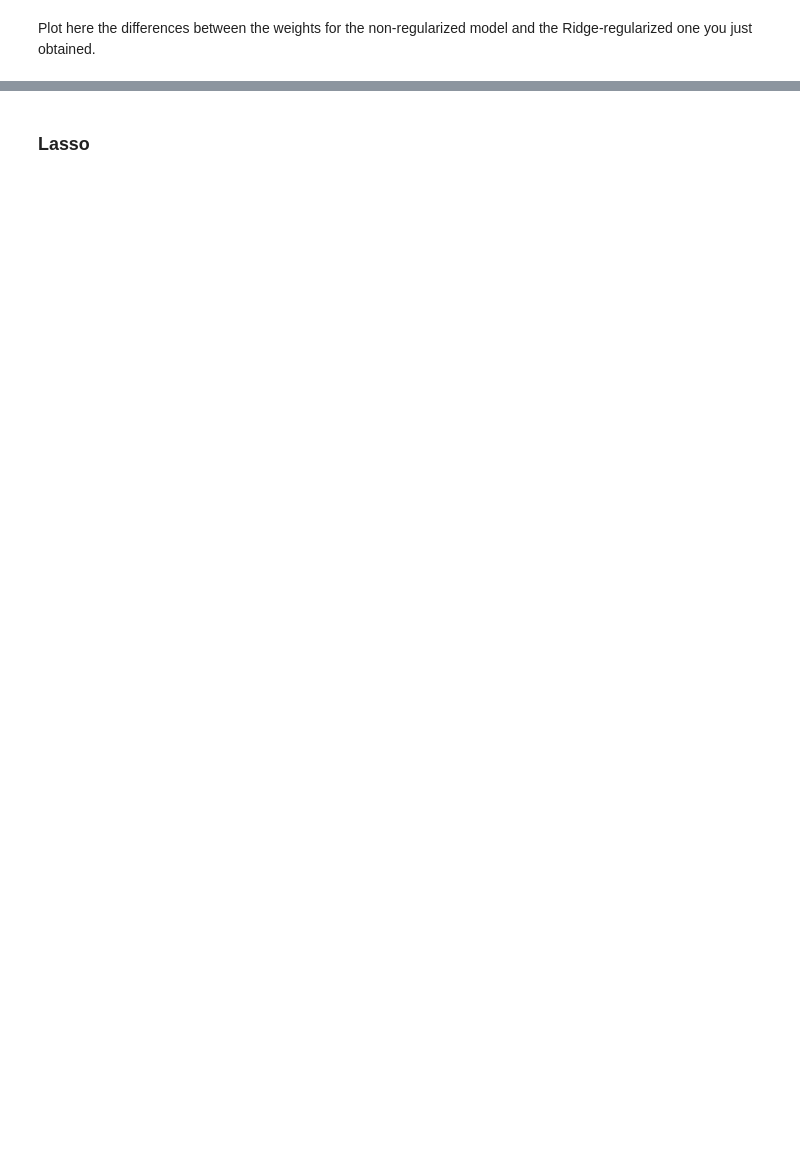
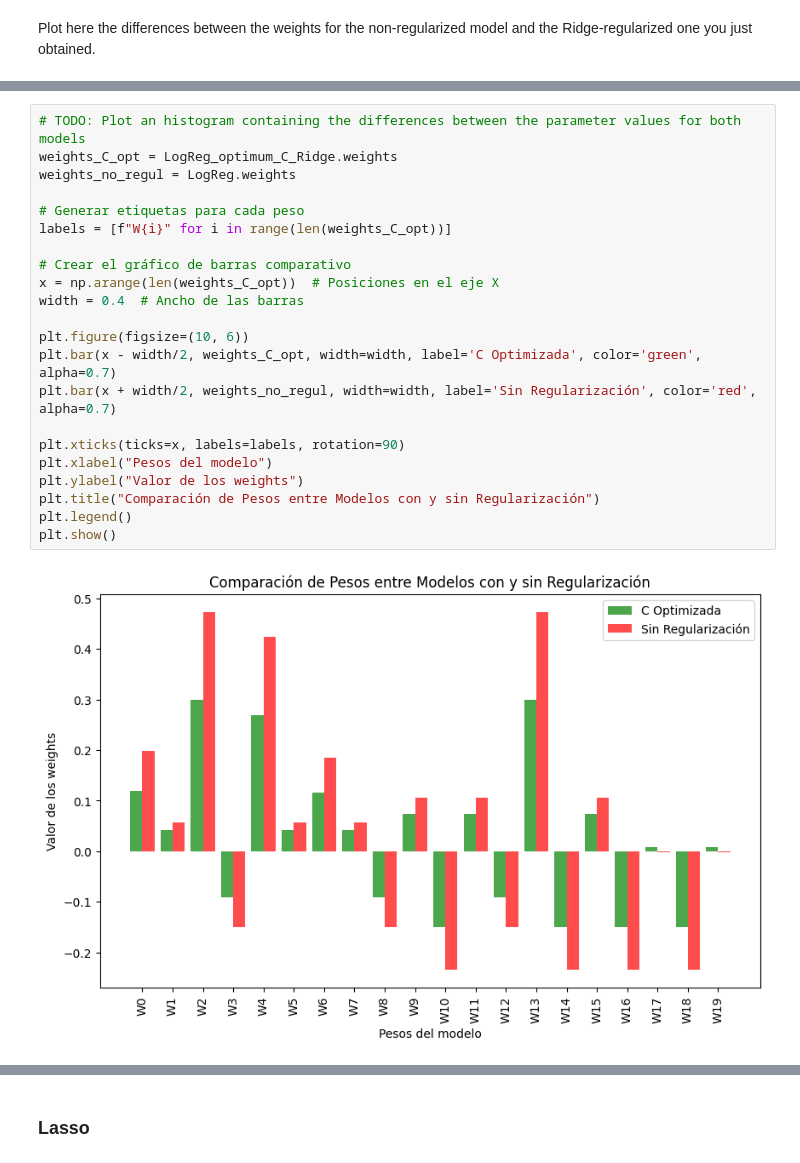
Before and after one commit to ICAI-IMAT-ML/p2-5-202304626, a Jupyter notebook: notebook/Lab2_5_LogisticRegression_and_regularization.ipynb, the cells around one changed output, grey strips where cells are left out. Drawn from its saved outputs; the diff is of its cells as text; blank space fills up the shorter version.

```diff
--- a/notebook/Lab2_5_LogisticRegression_and_regularization.ipynb
+++ b/notebook/Lab2_5_LogisticRegression_and_regularization.ipynb
@@ -417,0 +427,24 @@ Plot here the differences between the weights for the non-regularized model and
+# %%
+# TODO: Plot an histogram containing the differences between the parameter values for both models
+weights_C_opt = LogReg_optimum_C_Ridge.weights
+weights_no_regul = LogReg.weights
+
+# Generar etiquetas para cada peso
+labels = [f"W{i}" for i in range(len(weights_C_opt))]
+
+# Crear el gráfico de barras comparativo
+x = np.arange(len(weights_C_opt))  # Posiciones en el eje X
+width = 0.4  # Ancho de las barras
+
+plt.figure(figsize=(10, 6))
+plt.bar(x - width/2, weights_C_opt, width=width, label='C Optimizada', color='green', alpha=0.7)
+plt.bar(x + width/2, weights_no_regul, width=width, label='Sin Regularización', color='red', alpha=0.7)
+
+plt.xticks(ticks=x, labels=labels, rotation=90)
+plt.xlabel("Pesos del modelo")
+plt.ylabel("Valor de los weights")
+plt.title("Comparación de Pesos entre Modelos con y sin Regularización")
+plt.legend()
+plt.show()
+# %% [output]
+[figure, added]
```
Also changed, not shown: parts of 14 cells of this notebook.
